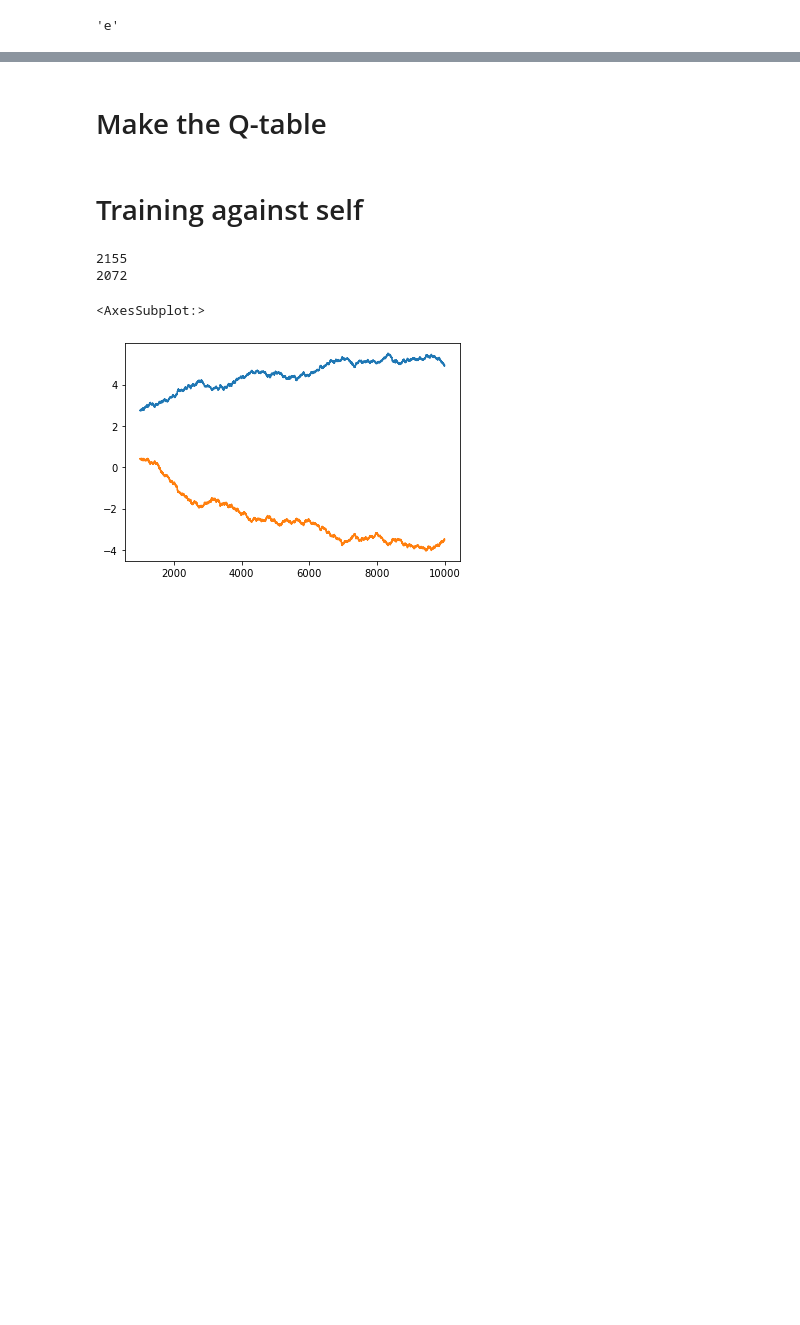
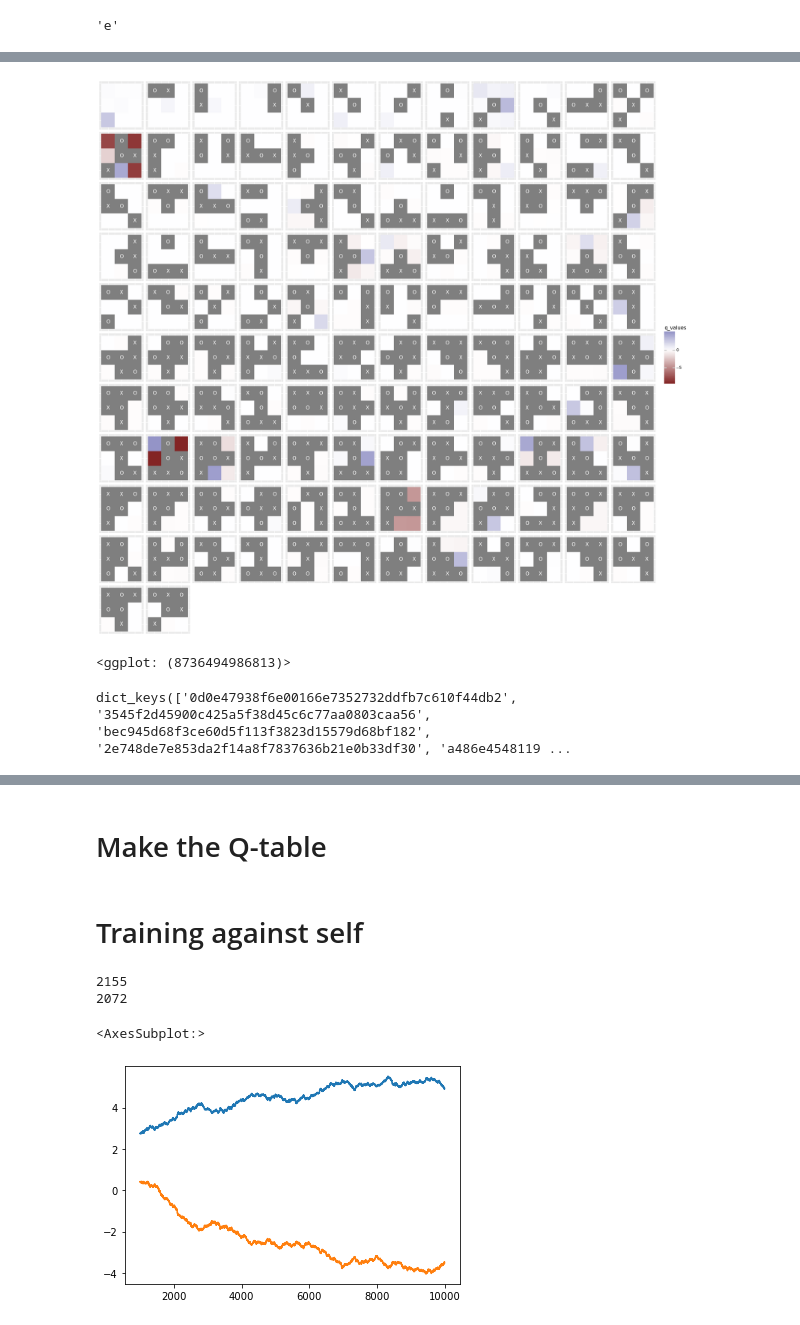
Before and after one commit to PaulHiemstra/ideas, a Jupyter notebook: tictactoe_graph/tactoe_rl.ipynb, the cells around one changed output, grey strips where cells are left out. Drawn from its saved outputs; the diff is of its cells as text; code cells hidden in the pictures; blank space fills up the shorter version.

```diff
--- a/tictactoe_graph/tactoe_rl.ipynb
+++ b/tictactoe_graph/tactoe_rl.ipynb
@@ -37,0 +39,29 @@ determine_move(tree, 'a', False)
+# %%
+import warnings
+
+warnings.filterwarnings('ignore')
+tictactoe = Tictoe(3)
+player_tree = Player_vs_tree(1,
+                            tree,
+                            alpha = 0.01,
+                            gamma = 0.8,
+                            epsilon = 0.1)
+
+no_episodes = 1000000
+rewards = np.zeros(no_episodes)
+frame_counter = 0
+plots = {}
+for ep_idx in tqdm(range(no_episodes)):
+    while not tictactoe.is_endstate():
+        tictactoe = player_tree.make_move(tictactoe)
+        tictactoe = player_tree.make_computer_move(tictactoe)
+        player_tree.update_qtable()
+
+    rewards[ep_idx] = tictactoe.get_reward(1)
+
+    # Specifically meant for plotting the frames in the YT movie
+    if ep_idx % 2000 == 0:
+        #ggsave(player_tree.plot_qtable(), filename='plots/qtable_ep%06d.png' % frame_counter)
+        plots[frame_counter] = player_tree.plot_qtable()
+        frame_counter += 1
+    tictactoe.reset_board()
@@ -37,0 +93,9 @@ determine_move(tree, 'a', False)
+# %%
+player_tree.plot_qtable()
+# %% [output]
+[figure, added]
+<ggplot: (8736494986813)>
+# %%
+player_tree.qtable.keys()
+# %% [output]
+dict_keys(['0d0e47938f6e00166e7352732ddfb7c610f44db2', '3545f2d45900c425a5f38d45c6c77aa0803caa56', 'bec945d68f3ce60d5f113f3823d15579d68bf182', '2e748de7e853da2f14a8f7837636b21e0b33df30', 'a486e4548119 ...
```
Also changed, not shown: parts of 36 cells of this notebook, 3 other files.
